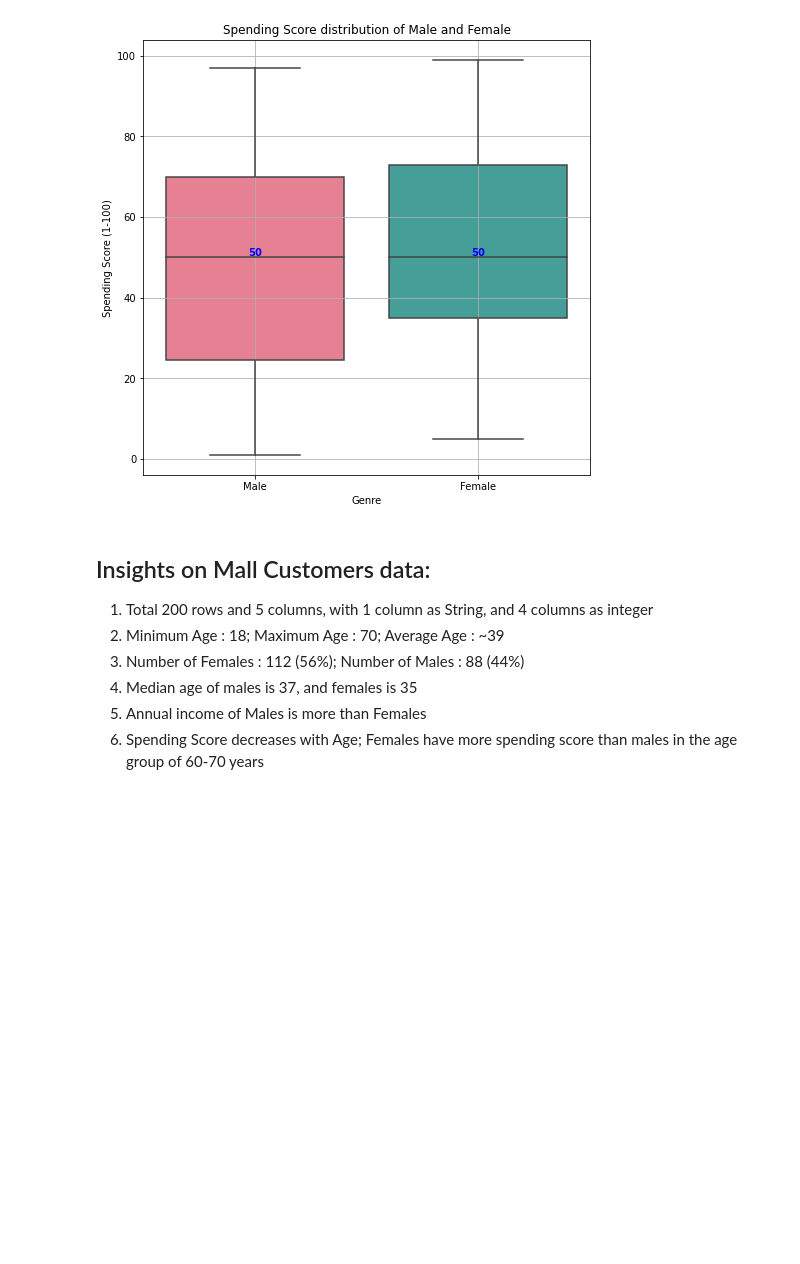
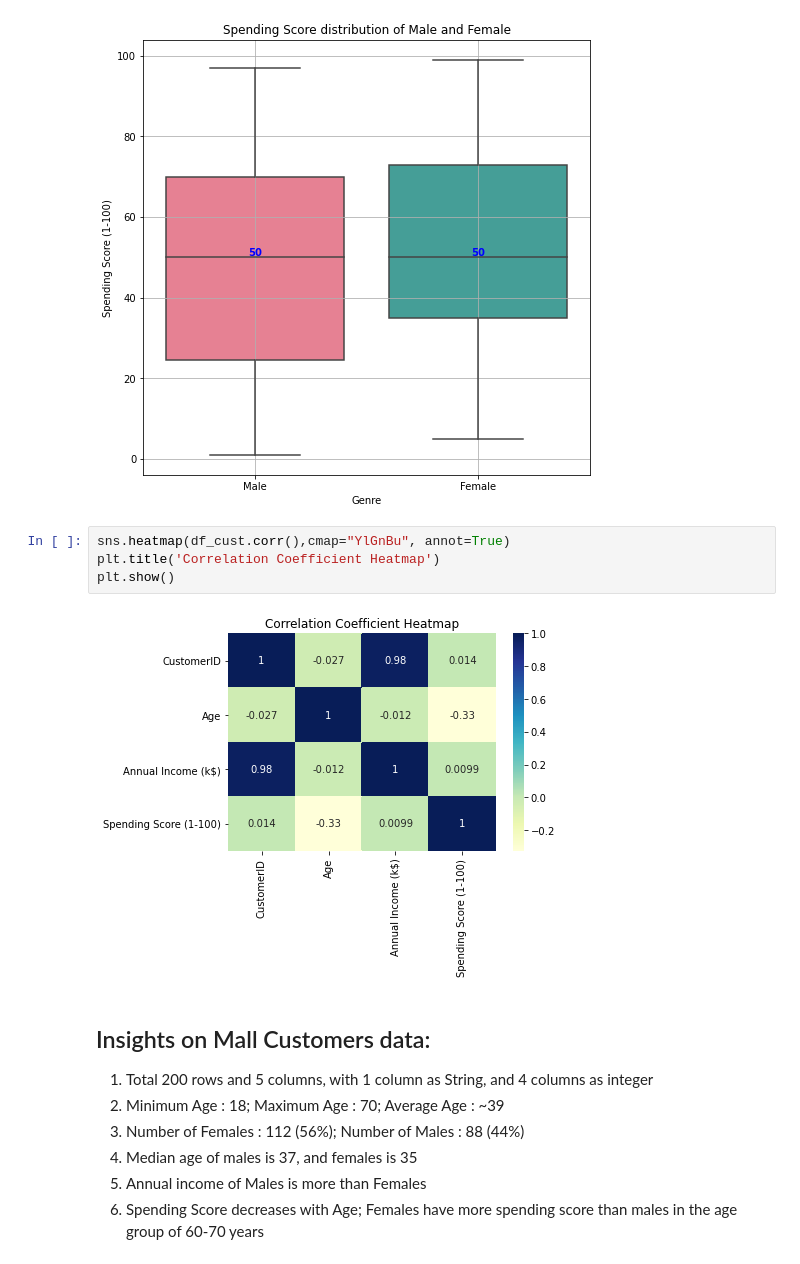
Before and after one commit to iamthevabs/UCDPA_VAIBHAVSRIVASTAVA, a Jupyter notebook: Project_Notebook.ipynb, the cells around one changed output. Drawn from its saved outputs; the diff is of its cells as text; blank space fills up the shorter version.

```diff
--- a/Project_Notebook.ipynb
+++ b/Project_Notebook.ipynb
@@ -174,6 +174,12 @@ boxplot(df_cust,'Genre','Annual Income (k$)','autumn',False,'Annual Income distr
 boxplot(df_cust,'Genre','Spending Score (1-100)','husl',False,'Spending Score distribution of Male and Female')
 # %% [output]
 [figure]
+# %%
+sns.heatmap(df_cust.corr(),cmap="YlGnBu", annot=True)
+plt.title('Correlation Coefficient Heatmap')
+plt.show()
+# %% [output]
+[figure, added]
 # %% [markdown]
 ## Insights on Mall Customers data:
 
```
Also changed, not shown: parts of 21 cells of this notebook, 1 other file.
